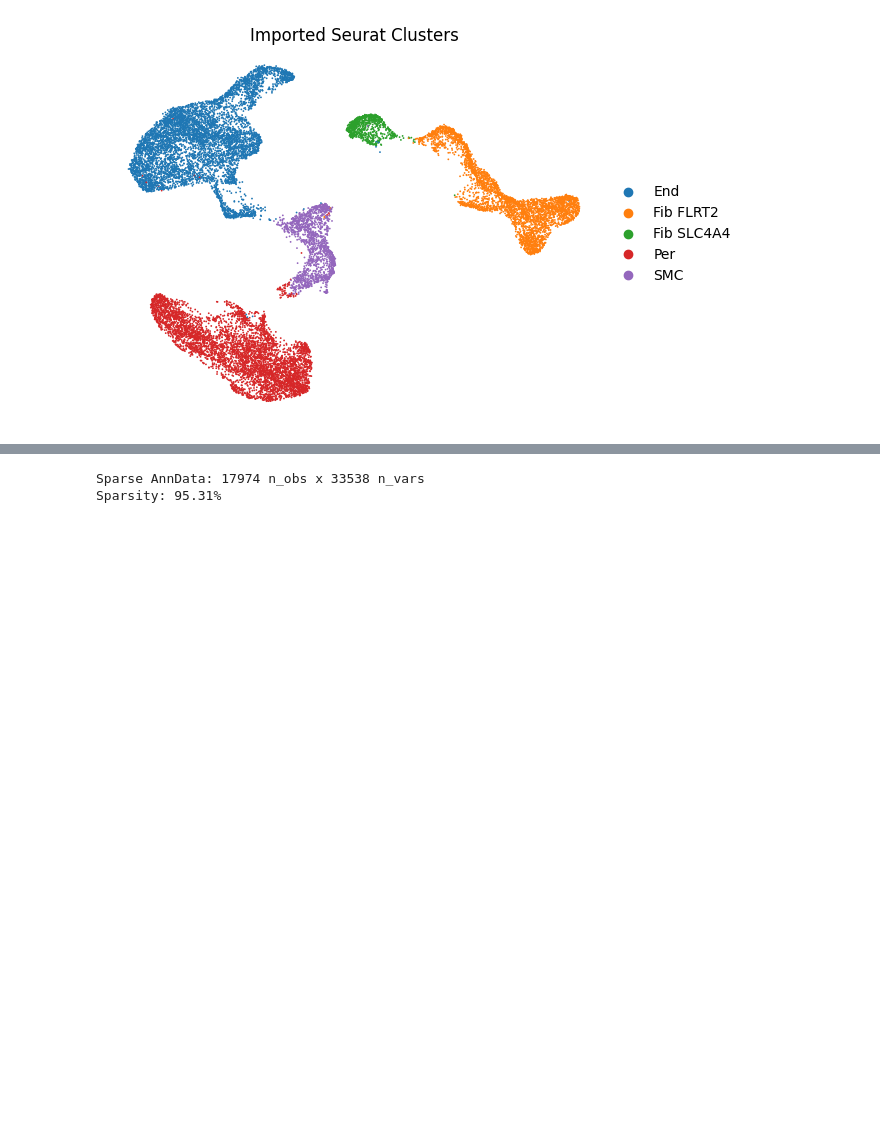
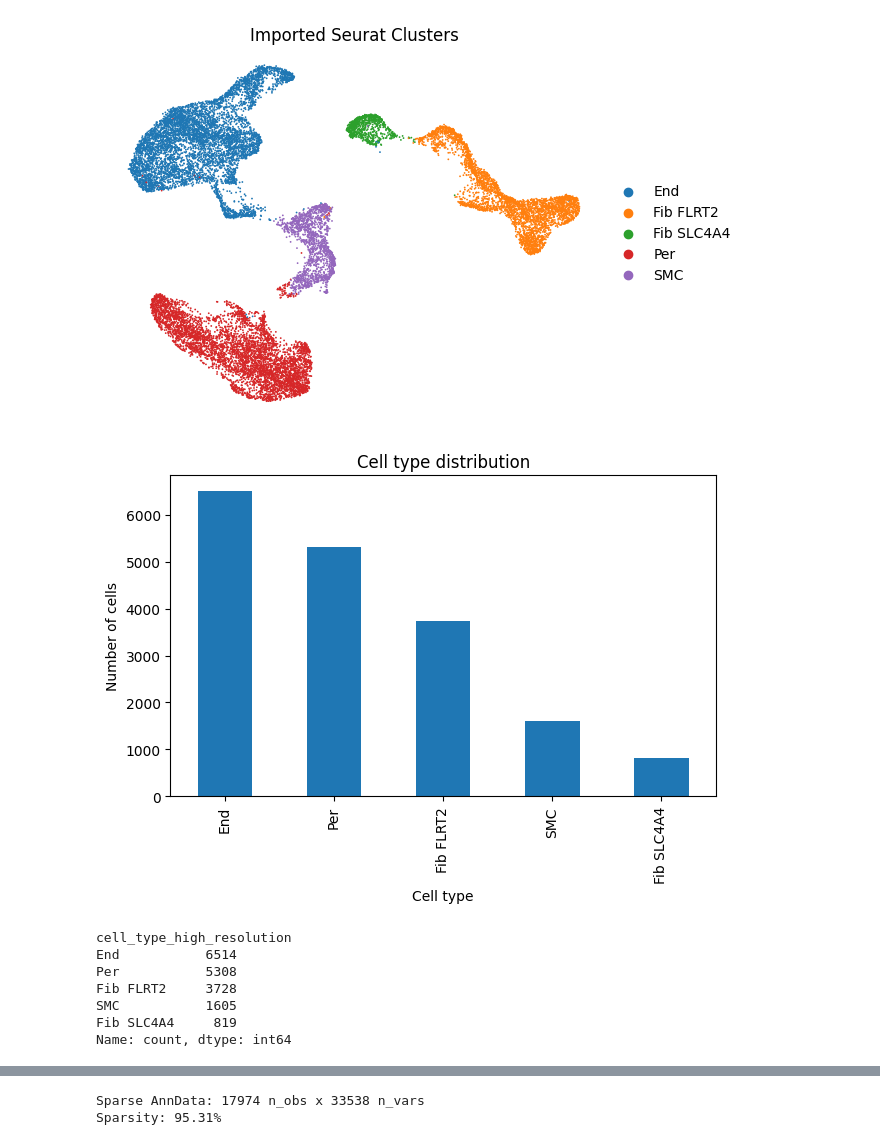
Before and after one commit to ThomasM31/BBTX11-VT26-07, a Jupyter notebook: datatesting.ipynb, the cells around one changed output, grey strips where cells are left out. Cells and saved outputs as stored; diff of their text form; code cells hidden in the pictures; blank space fills up the shorter version.

Commit message:
more datahandling + some plotting

```diff
--- a/datatesting.ipynb
+++ b/datatesting.ipynb
@@ -93,3 +100,23 @@ TACCTTACATTAACCG-2-0                 Fib FLRT2  ROSMAP-72912   Fib FLRT2
 
  + plotting umap:
 [figure]
+# %%
+ct_counts = adata.obs["cell_type_high_resolution"].value_counts()
+ct_counts.plot(kind="bar")
+
+plt.ylabel("Number of cells")
+plt.xlabel("Cell type")
+plt.title("Cell type distribution")
+plt.tight_layout()
+plt.show()
+
+ct_counts
+# %% [output]
+[figure, added]
+cell_type_high_resolution
+End           6514
+Per           5308
+Fib FLRT2     3728
+SMC           1605
+Fib SLC4A4     819
+Name: count, dtype: int64
```
Also changed, not shown: parts of 4 cells of this notebook.
